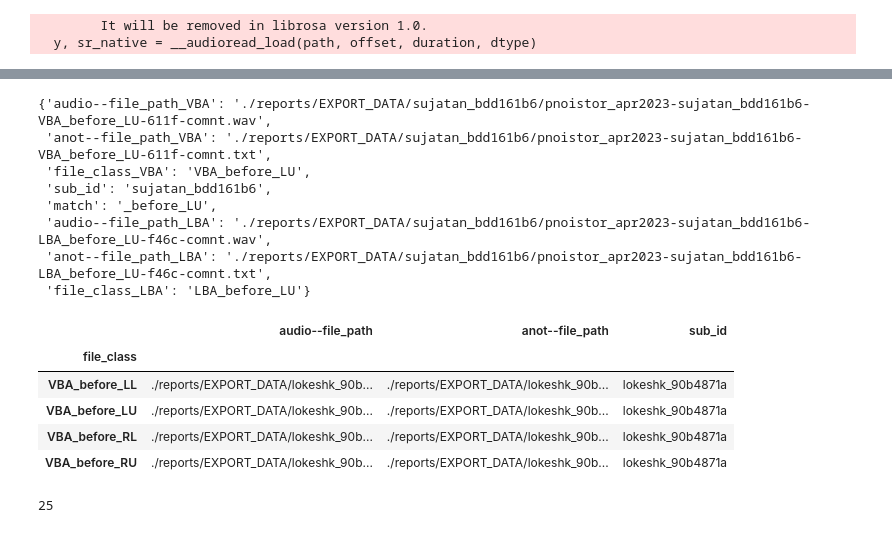
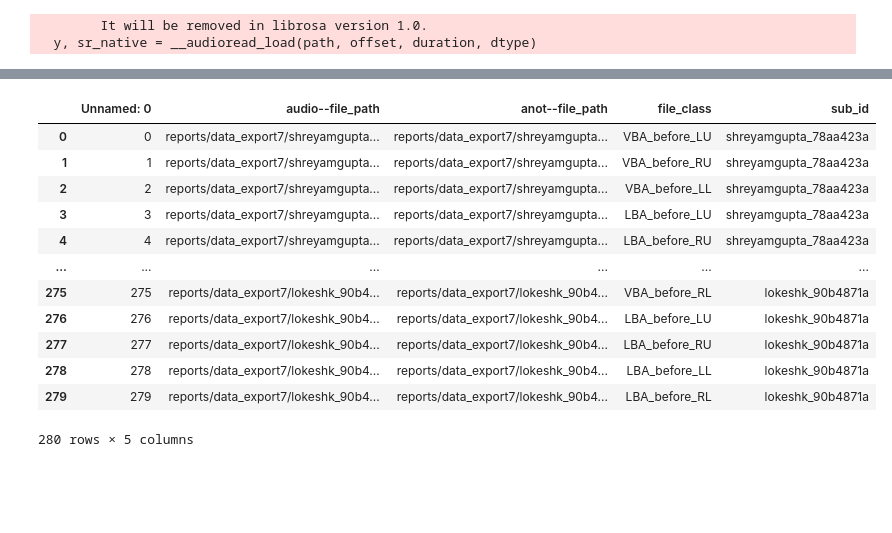
Before and after one commit to vaguebrownfox01/pnoi-corpus_ETL, a Jupyter notebook: SCRIPTS/pnoi-experiments/0-data_prep.ipynb, the cells around one changed output, grey strips where cells are left out. Cells and saved outputs as stored; diff of their text form; code cells hidden in the pictures; blank space fills up the shorter version.

Commit message:
sync  aud data class

```diff
--- a/SCRIPTS/pnoi-experiments/0-data_prep.ipynb
+++ b/SCRIPTS/pnoi-experiments/0-data_prep.ipynb
@@ -65,16 +66,43 @@ pnoidata_filter.PNOI_FILT_DF.head()
 5 rows × 47 columns
 # %%
 import soundfile as sf
+# %%
+class DataStaticInfo:
+
+    VER = "*"
+    SEP = "-"
+    META_SEP = "_"
+    EXT_SEP = "."
+    ANOT_LABELS = ["aa", "ee", "uu", "oo", "ii", "xx", "bb1", "bb2", "bb3", "bb4"]
+
+    fkeys = {
+        "APP_CODE": "app_code",
+        "SID":"sub_id",
+        "FCLASS": "file_class",
+        "FID": "file_ID",
+        "COMNT": "file_comment",
+        "FFMT": "file_format",
+        "FNAME": "file_name",
+        "FPATH": "file_path",
+        "FMATCH": "file_match"
+    }
 # %%
-class AudStaticData:
+class AudStaticData(DataStaticInfo):
     EMPTY_VAL = '-'
     FNAME_SEP = "-"
-    ANOTE_SEP = '\t'
-
+    ANOT_SEP = '\t'
+    FS_k = "fs"
     BEGIN_k = "begin"; END_k = "end"; LABEL_k = "label"
     ANOTE_COLS = [BEGIN_k, END_k, LABEL_k]
 
-    LUNG_LOCS = ["LU", "LL", "RL", "RU"]
+    LUNG_LOCS = ["LU", "RU", "LL", "RL"]
+
+    LBA_k = "LBA"; VBA_k = "VBA"; BA_k = "BA"
+
+    AUD_TAG = "aud--"
+    ANOT_TAG = "anot--"
+    AUDIO_FPATH_k = f"audio--file_path"
+    ANOT_FPATH_k = f"anot--file_path"
 # %%
 class AudioDataProcess(AudStaticData):
 
@@ -452,25 +464,16 @@ See the caveats in the documentation: https://pandas.pydata.org/pandas-docs/stab
-# %%
-sub_df2.iloc[0].to_dict()
-# %% [output]
-{'audio--file_path_VBA': './reports/EXPORT_DATA/sujatan_bdd161b6/pnoistor_apr2023-sujatan_bdd161b6-VBA_before_LU-611f-comnt.wav',
- 'anot--file_path_VBA': './reports/EXPORT_DATA/sujatan_bdd161b6/pnoistor_apr2023-sujatan_bdd161b6-VBA_before_LU-611f-comnt.txt',
- 'file_class_VBA': 'VBA_before_LU',
- 'sub_id': 'sujatan_bdd161b6',
- 'match': '_before_LU',
- 'audio--file_path_LBA': './reports/EXPORT_DATA/sujatan_bdd161b6/pnoistor_apr2023-sujatan_bdd161b6-LBA_before_LU-f46c-comnt.wav',
- 'anot--file_path_LBA': './reports/EXPORT_DATA/sujatan_bdd161b6/pnoistor_apr2023-sujatan_bdd161b6-LBA_before_LU-f46c-comnt.txt',
- 'file_class_LBA': 'LBA_before_LU'}
-# %%
-sub_VBA
-# %% [output]
-|  | audio--file_path | anot--file_path | sub_id |
-| file_class |  |  |  |
-| VBA_before_LL | ./reports/EXPORT_DATA/lokeshk_90b... | ./reports/EXPORT_DATA/lokeshk_90b... | lokeshk_90b4871a |
-| VBA_before_LU | ./reports/EXPORT_DATA/lokeshk_90b... | ./reports/EXPORT_DATA/lokeshk_90b... | lokeshk_90b4871a |
-| VBA_before_RL | ./reports/EXPORT_DATA/lokeshk_90b... | ./reports/EXPORT_DATA/lokeshk_90b... | lokeshk_90b4871a |
-| VBA_before_RU | ./reports/EXPORT_DATA/lokeshk_90b... | ./reports/EXPORT_DATA/lokeshk_90b... | lokeshk_90b4871a |
-# %%
-pnoi_corpus_split_DF["file_class"].value_counts()
-pd.unique(pnoi_corpus_split_DF["sub_id"]).__len__()
-# %% [output]
-25
+# %%
+pnoidata_audsync.PNOI_SPLIT_AUD_DF
+# %% [output]
+|  | Unnamed: 0 | audio--file_path | anot--file_path | file_class | sub_id |
+| 0 | 0 | reports/data_export7/shreyamgupta... | reports/data_export7/shreyamgupta... | VBA_before_LU | shreyamgupta_78aa423a |
+| 1 | 1 | reports/data_export7/shreyamgupta... | reports/data_export7/shreyamgupta... | VBA_before_RU | shreyamgupta_78aa423a |
+| 2 | 2 | reports/data_export7/shreyamgupta... | reports/data_export7/shreyamgupta... | VBA_before_LL | shreyamgupta_78aa423a |
+| 3 | 3 | reports/data_export7/shreyamgupta... | reports/data_export7/shreyamgupta... | LBA_before_LU | shreyamgupta_78aa423a |
+| 4 | 4 | reports/data_export7/shreyamgupta... | reports/data_export7/shreyamgupta... | LBA_before_RU | shreyamgupta_78aa423a |
+| ... | ... | ... | ... | ... | ... |
+| 275 | 275 | reports/data_export7/lokeshk_90b4... | reports/data_export7/lokeshk_90b4... | VBA_before_RL | lokeshk_90b4871a |
+| 276 | 276 | reports/data_export7/lokeshk_90b4... | reports/data_export7/lokeshk_90b4... | LBA_before_LU | lokeshk_90b4871a |
+| 277 | 277 | reports/data_export7/lokeshk_90b4... | reports/data_export7/lokeshk_90b4... | LBA_before_RU | lokeshk_90b4871a |
+| 278 | 278 | reports/data_export7/lokeshk_90b4... | reports/data_export7/lokeshk_90b4... | LBA_before_LL | lokeshk_90b4871a |
+| 279 | 279 | reports/data_export7/lokeshk_90b4... | reports/data_export7/lokeshk_90b4... | LBA_before_RL | lokeshk_90b4871a |
+280 rows × 5 columns
```
Also changed, not shown: parts of 5 cells of this notebook.
